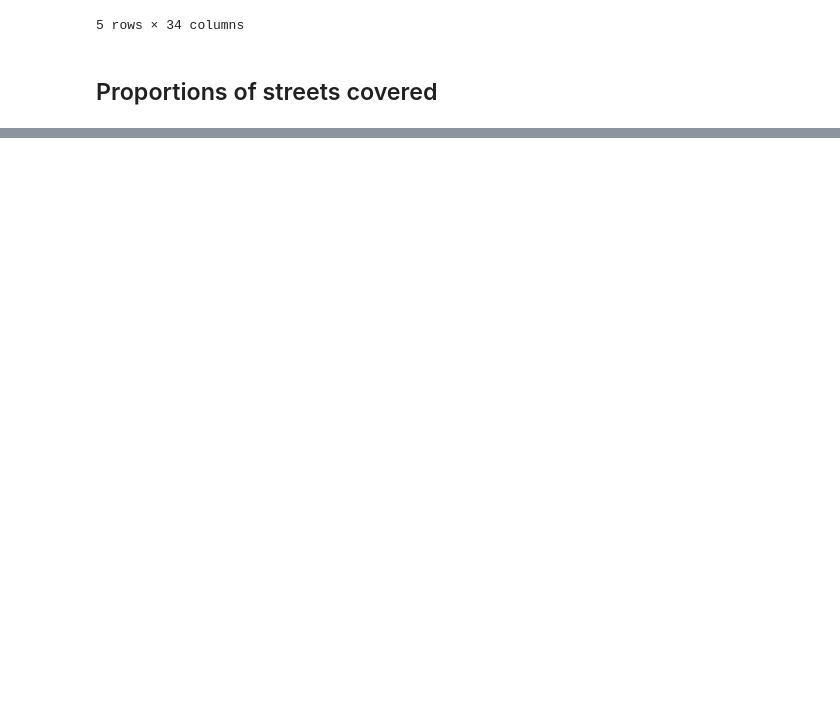
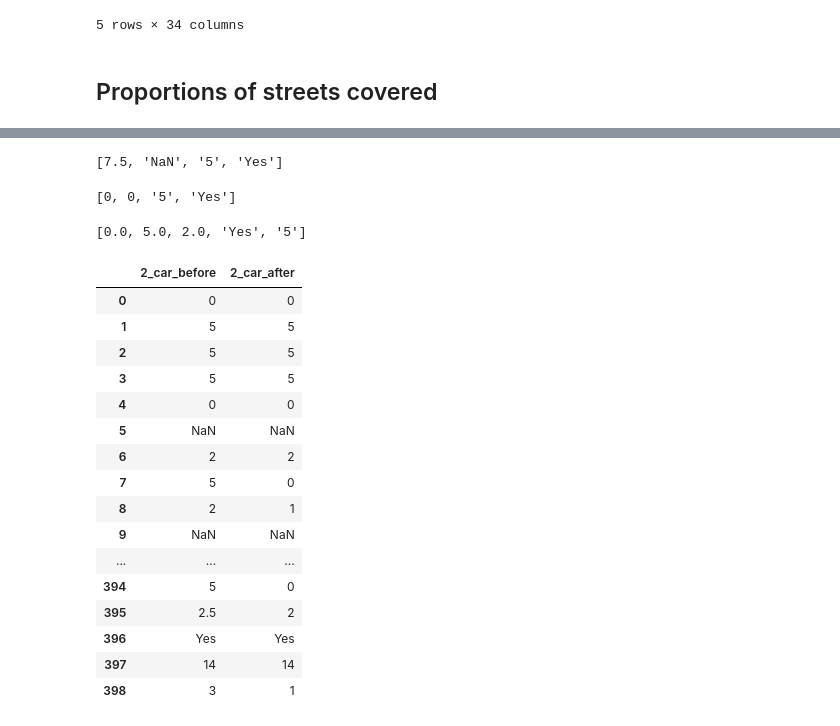
Before and after one commit to annarailton/littlemore_ltn_analysis, a Jupyter notebook: lpc_ltn_analysis.ipynb, the cells around one changed output, grey strips where cells are left out. Cells and saved outputs as stored; diff of their text form; code cells hidden in the pictures; blank space fills up the shorter version.

```diff
--- a/lpc_ltn_analysis.ipynb
+++ b/lpc_ltn_analysis.ipynb
@@ -150,0 +182,63 @@ set(freq_count_by_street['street']).difference(set(coverage[coverage['num_respon
+# %%
+def average_usage_range(input_: str) -> float:
+    if isinstance(input_, str) and '-' in input_:
+        bottom, top = input_.split('-')
+        return (int(bottom) + int(top)) / 2
+    return input_
+
+list(map(average_usage_range, ['5-10', 'NaN', '5', 'Yes']))
+# %% [output]
+[7.5, 'NaN', '5', 'Yes']
+# %%
+def get_zeros(input_: str) -> float:
+    if isinstance(input_, str) and '0' in input_:
+        return 0
+    return input_
+
+list(map(get_zeros, ['0 (moved in before LTN)', '(0 because moved in after installation)', '5', 'Yes']))
+# %% [output]
+[0, 0, '5', 'Yes']
+# %%
+def drop_reason(input_: str) -> float:
+    if isinstance(input_, str) and ' (' in input_:
+        try:
+            return float(input_.split(' (')[0])
+        except ValueError:
+            pass
+
+    return input_
+
+list(map(drop_reason, ['0 (moved in before LTN)', '5 (taxi)', '2.0 (COVID)', 'Yes', '5']))
+# %% [output]
+[0.0, 5.0, 2.0, 'Yes', '5']
+# %%
+list_of_columns_to_clean = [
+    '2_car_before', '2_car_after', '2_motorbike_before', '2_motorbike_after',
+    '2_van_before', '2_van_after', '2_bus_before', '2_bus_after',
+    '2_foot_before', '2_foot_after', '2_wheelchair_before',
+    '2_wheelchair_before', '2_bike_before', '2_bike_after', '2_scooter_before',
+    '2_scooter_after'
+]
+
+for col_name in list_of_columns_to_clean:
+    df[col_name] = df[col_name].apply(average_usage_range).apply(get_zeros).apply(drop_reason)
+
+df[['2_car_before','2_car_after']]
+# %% [output]
+|  | 2_car_before | 2_car_after |
+| 0 | 0 | 0 |
+| 1 | 5 | 5 |
+| 2 | 5 | 5 |
+| 3 | 5 | 5 |
+| 4 | 0 | 0 |
+| 5 | NaN | NaN |
+| 6 | 2 | 2 |
+| 7 | 5 | 0 |
+| 8 | 2 | 1 |
+| 9 | NaN | NaN |
+| ... | ... | ... |
+| 394 | 5 | 0 |
+| 395 | 2.5 | 2 |
+| 396 | Yes | Yes |
+| 397 | 14 | 14 |
+| 398 | 3 | 1 |
```
Also changed, not shown: parts of 9 cells of this notebook.
